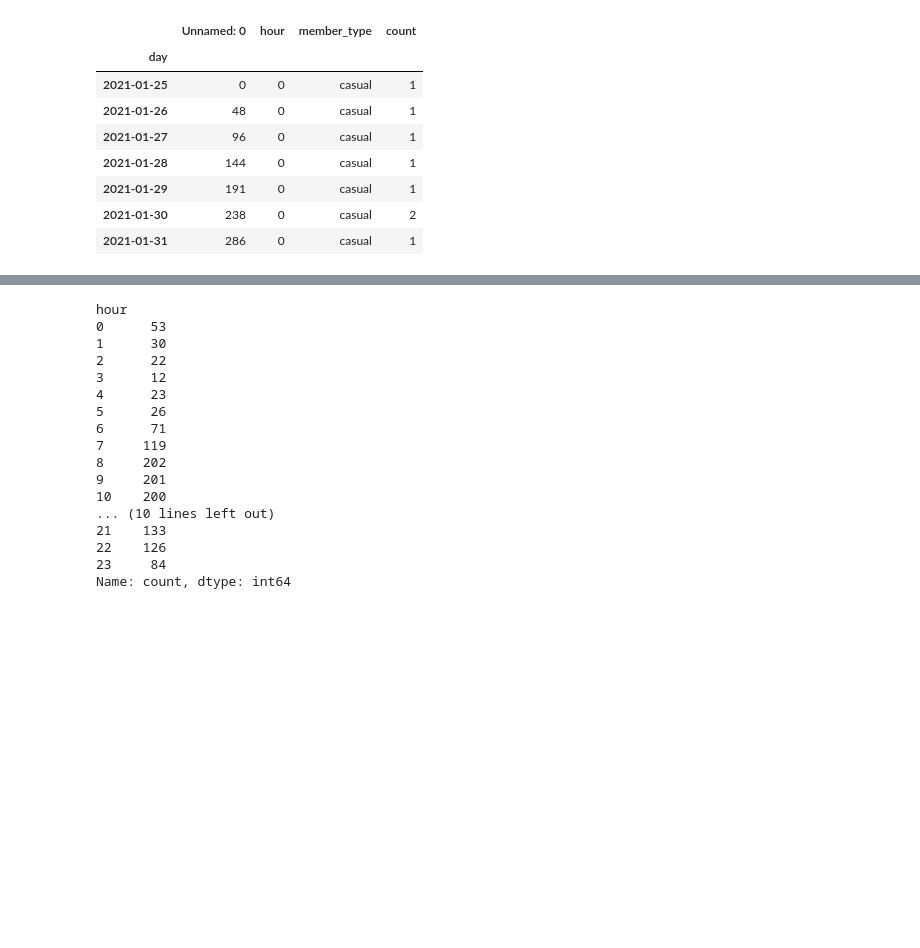
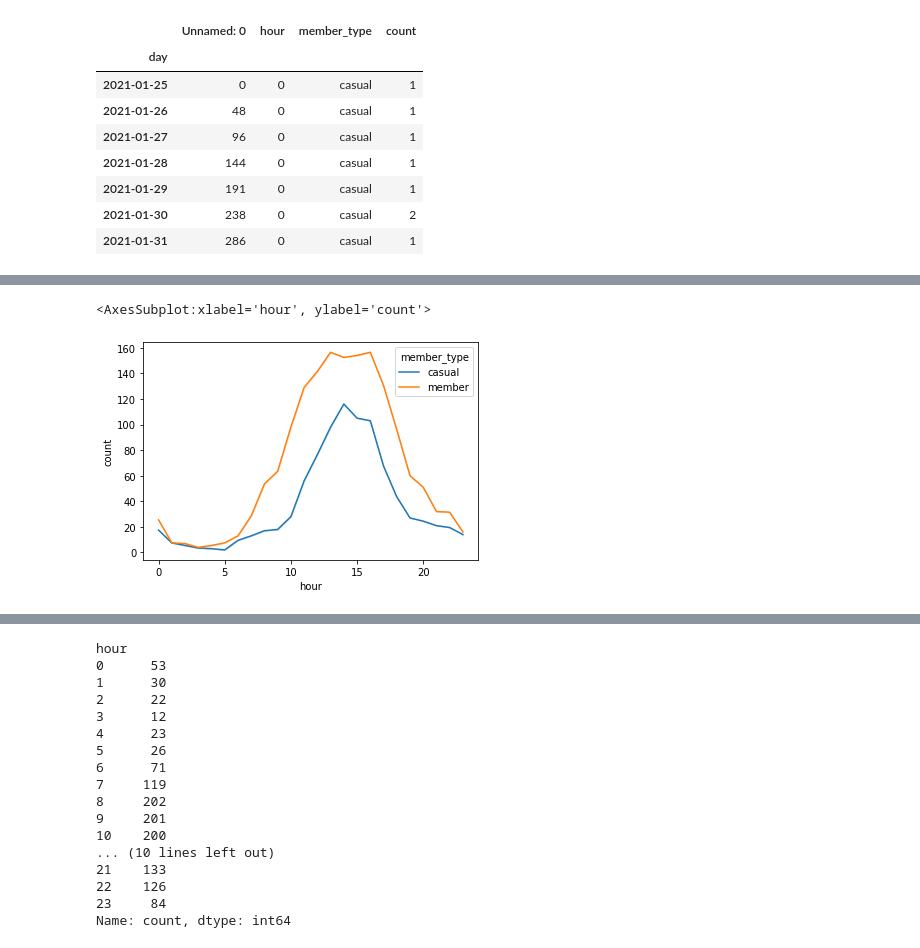
Before and after one commit to aliciaherraiz/Capital_Bikeshare, a Jupyter notebook: bikes.ipynb, the cells around one changed output, grey strips where cells are left out. Saved outputs shown, nothing was run; the diff lists cells and outputs as text; code cells hidden in the pictures; blank space fills up the shorter version.

```diff
--- a/bikes.ipynb
+++ b/bikes.ipynb
@@ -251,0 +560,12 @@ last_week.groupby(by="day").min()
+# %%
+# Bike demand - who are the users? Weekend
+# There are more registered members than casual members
+# Both registered and casual members have a similar behaviour
+# No spike but higher demand between 12 and 16
+
+sns.lineplot(
+    data=weekend, x="hour", y="count", hue="member_type", ci=0
+)
+# %% [output]
+<AxesSubplot:xlabel='hour', ylabel='count'>
+[figure, added]
```
Also changed, not shown: parts of 102 cells of this notebook, 4 other files.
